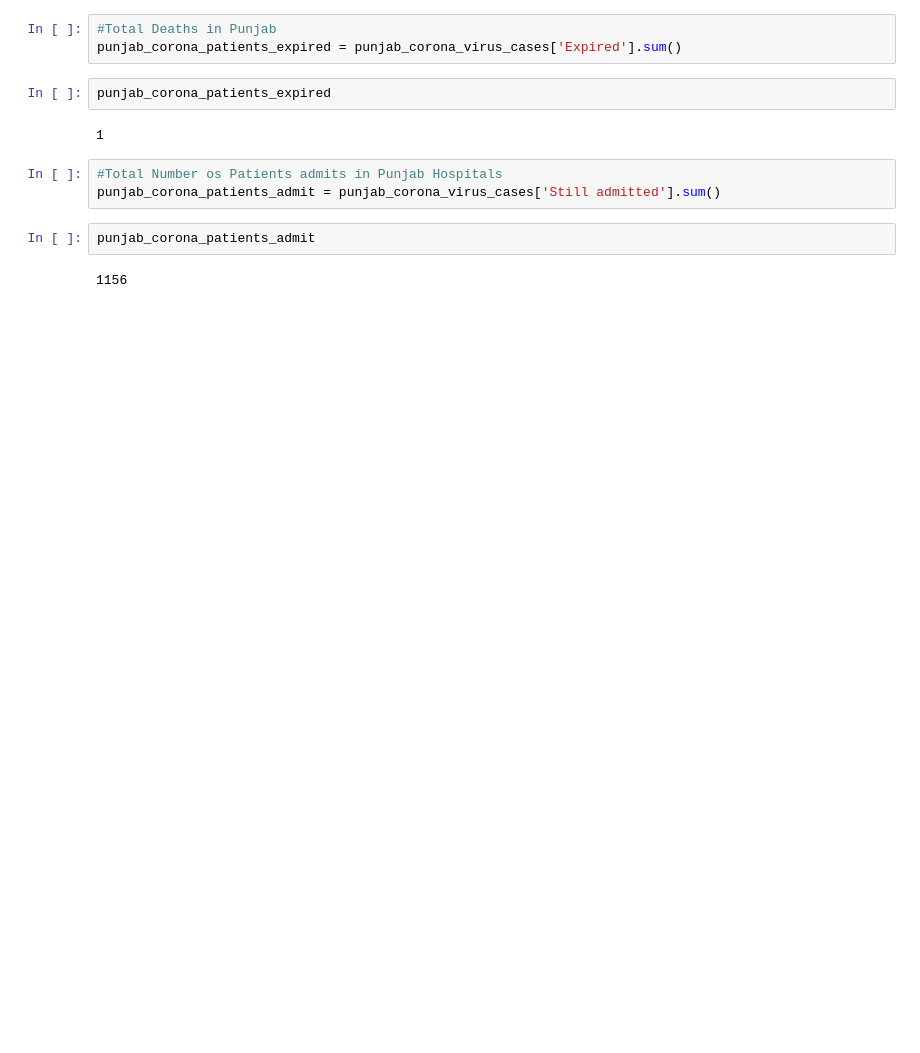
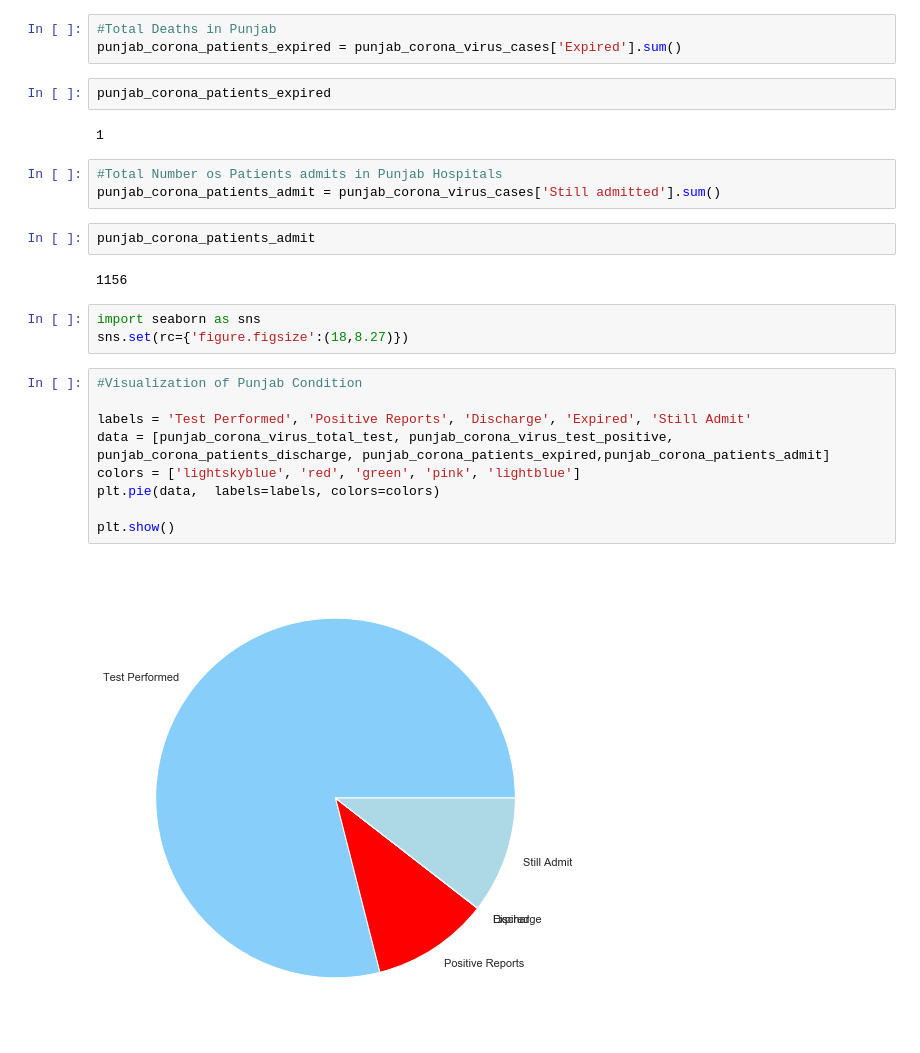
Before and after one commit to talha915/COVID19, a Jupyter notebook: CoronaVirusPrediction.ipynb, the cells around one changed output. Cells and saved outputs as stored; diff of their text form; blank space fills up the shorter version.

Commit message:
Punjab Visualization

```diff
--- a/CoronaVirusPrediction.ipynb
+++ b/CoronaVirusPrediction.ipynb
@@ -66,3 +66,17 @@ punjab_corona_patients_admit = punjab_corona_virus_cases['Still admitted'].sum()
 punjab_corona_patients_admit
 # %% [output]
 1156
+# %%
+import seaborn as sns
+sns.set(rc={'figure.figsize':(18,8.27)})
+# %%
+#Visualization of Punjab Condition
+
+labels = 'Test Performed', 'Positive Reports', 'Discharge', 'Expired', 'Still Admit'
+data = [punjab_corona_virus_total_test, punjab_corona_virus_test_positive, punjab_corona_patients_discharge, punjab_corona_patients_expired,punjab_corona_patients_admit]
+colors = ['lightskyblue', 'red', 'green', 'pink', 'lightblue']
+plt.pie(data,  labels=labels, colors=colors)
+
+plt.show()
+# %% [output]
+[figure, added]
```
Also changed, not shown: parts of 1 cell of this notebook.
